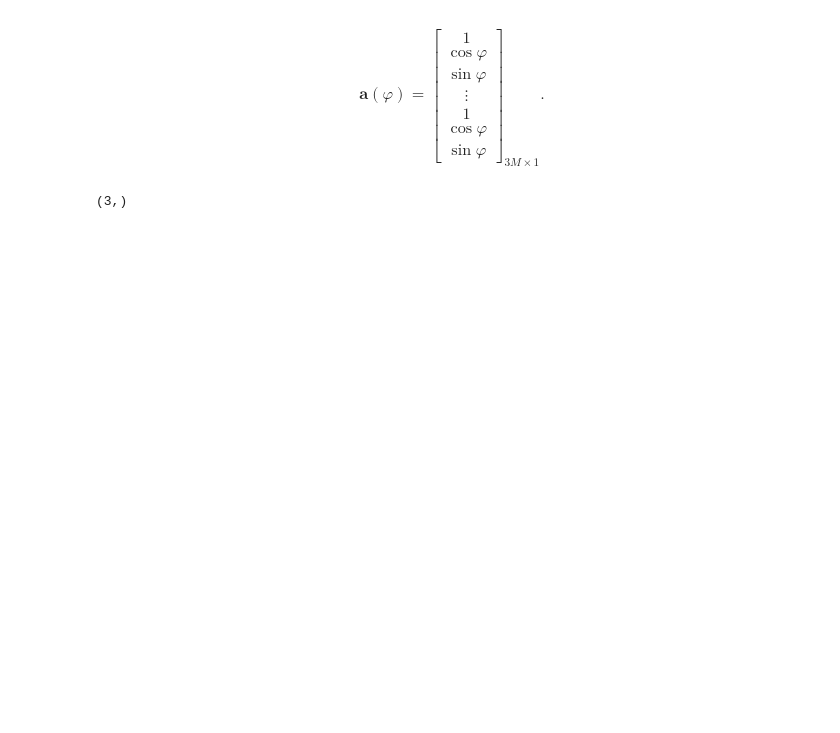
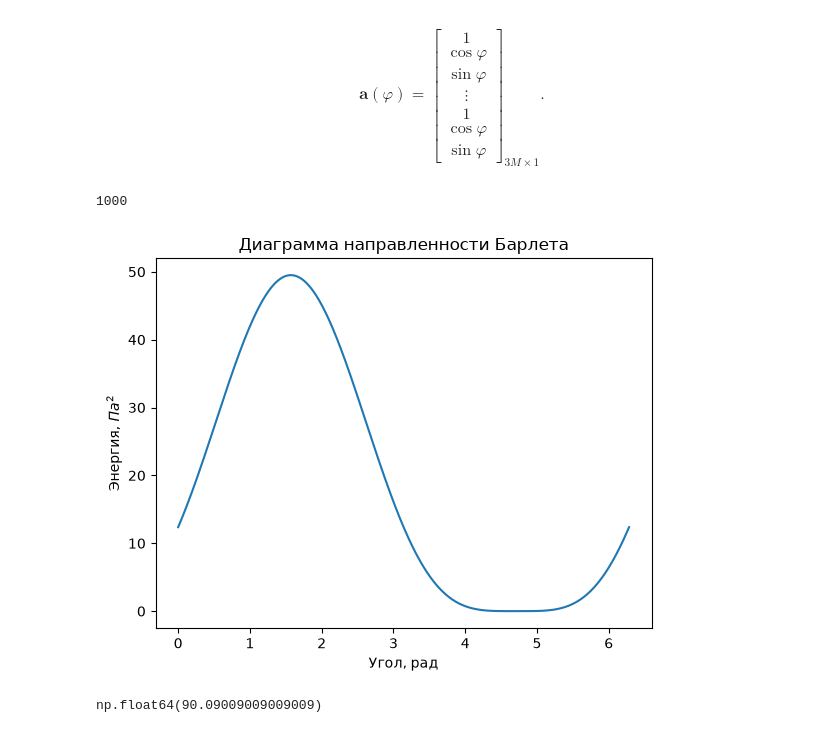
Before and after one commit to veitnemed/piling, a Jupyter notebook: notebook.ipynb, the cells around one changed output. Saved outputs shown, nothing was run; the diff lists cells and outputs as text; code cells hidden in the pictures; blank space fills up the shorter version.

```diff
--- a/notebook.ipynb
+++ b/notebook.ipynb
@@ -10,6 +10,8 @@ fs = 8800 # ЧАСТОТА ДИСКРЕТИЗАЦИИ
 dt = 1/fs # ШАГ ДИСКРЕТИЗАЦИИ
 N = 10000 # КОЛИЧЕСТВО ТОЧЕК
 t = np.arange(N)*dt #ВЕКТОР ВРЕМЕНИ
+N_phi = 1000 # Количество значений угла
+phi_vector = np.linspace(0,2*np.pi,N_phi) # Значения угла от 0 до 2П
 # %%
 # ПАРАМЕТРЫ АВП
 M = 5 # КОЛИЧЕСТВО ДАТЧИКОВ
@@ -229,7 +232,38 @@ def direction_vector(phi_0: float, M: int) -> np.ndarray:
 
     return np.array([1,np.cos(phi_0),np.sin(phi_0)]*M).T
 # %%
-r = direction_vector(phi_0, M)
-r.shape
+def barlet_value(phi: float,
+                 M: int,
+                 W: np.ndarray) -> float:
+    """Функция возвращает значение функции Бврлета для одного угла"""
+    a = direction_vector(phi, M)
+    return a.T @ W @ a
+
+def barlet_values(phis: np.ndarray,
+                 M: int,
+                 W: np.ndarray) -> list:
+
+    return [barlet_value(phi, M, W) for phi in phis]
+
+E_bar = barlet_values(phi_vector, M, W)
+len(E_bar)
 # %% [output]
-(3,)
+1000
+# %%
+plt.plot(phi_vector, E_bar)
+plt.title("Диаграмма направленности Барлета")
+plt.xlabel("Угол, рад")
+plt.ylabel("Энергия, $Па^2$")
+
+plt.show()
+# %% [output]
+[figure, added]
+# %%
+def score_phi(phi_vector, values):
+    return phi_vector[np.argmax(values)]
+
+
+score = score_phi(phi_vector, E_bar)
+score*(180/np.pi)
+# %% [output]
+np.float64(90.09009009009009)
```
Also changed, not shown: parts of 6 cells of this notebook, 3 other files.
